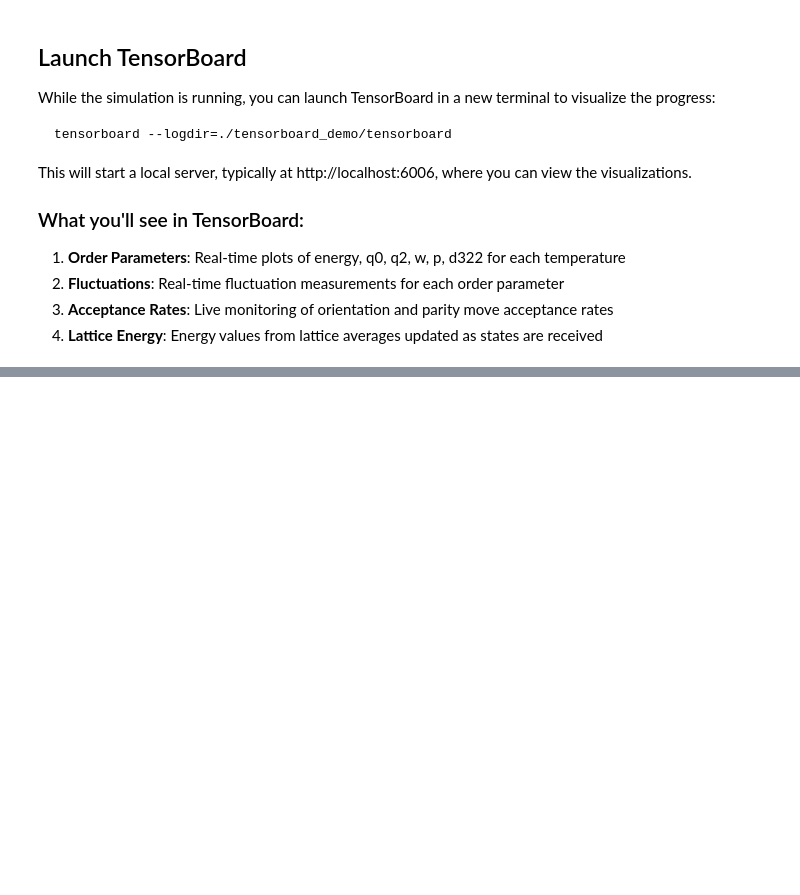
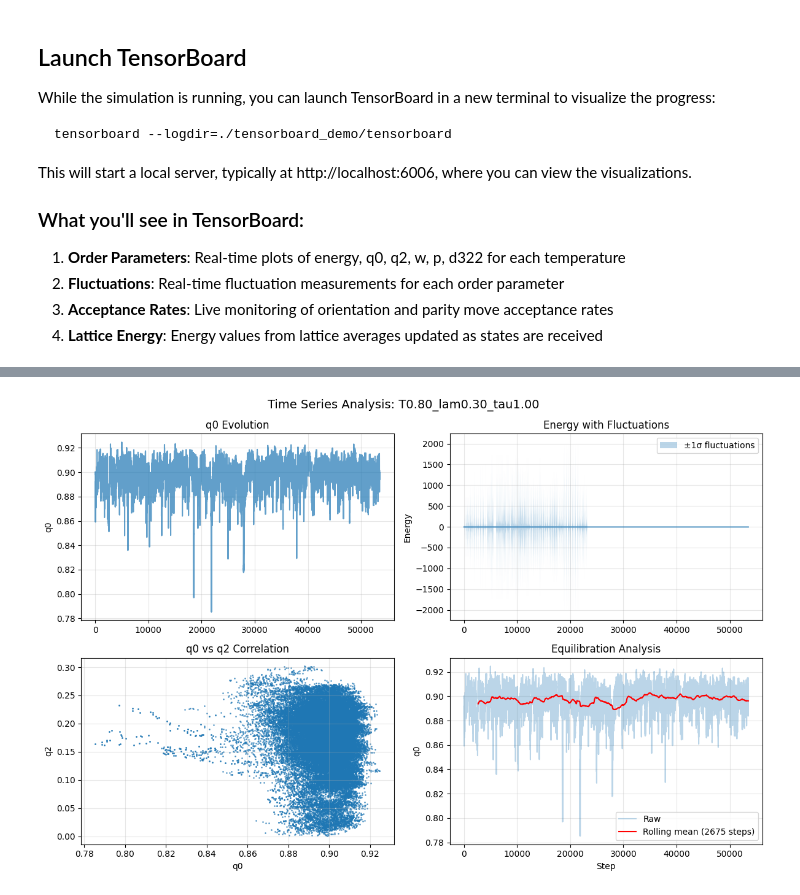
Before and after one commit to lyckantropen/latticemc, a Jupyter notebook: example_tensorboard.ipynb, the cells around one changed output, grey strips where cells are left out. Cells and saved outputs as stored; diff of their text form; code cells hidden in the pictures; blank space fills up the shorter version.

```diff
--- a/example_tensorboard.ipynb
+++ b/example_tensorboard.ipynb
@@ -126,0 +203,76 @@ The new immediate logging approach provides several advantages:
+# %%
+# Analyze time-series data for specific temperatures
+# Load detailed time-series data for a specific parameter set (e.g., T=0.8)
+
+# Find available parameter folders
+param_folders = list(Path('./tensorboard_demo/parameters/').glob('T*'))
+print(f"Found {len(param_folders)} parameter sets:")
+for folder in sorted(param_folders)[:5]:  # Show first 5
+    print(f"  {folder.name}")
+
+# Load time-series data for a mid-temperature case (around T=0.8)
+if param_folders:
+    # Find folder with temperature closest to 0.8
+    target_temp = 0.8
+    best_folder = min(param_folders,
+                     key=lambda p: abs(float(p.name.split('_')[0][1:]) - target_temp))
+
+    print(f"\nAnalyzing detailed time-series for: {best_folder.name}")
+
+    # Load the complete time-series data
+    timeseries_path = best_folder / 'data' / 'timeseries.xz'
+    if timeseries_path.exists():
+        df_timeseries = pd.read_pickle(timeseries_path)
+
+        # Create time-series plots
+        fig, axes = plt.subplots(2, 2, figsize=(12, 8))
+        fig.suptitle(f'Time Series Analysis: {best_folder.name}', fontsize=14)
+
+        # Plot order parameter evolution
+        axes[0, 0].plot(df_timeseries['step'], df_timeseries['op_q0'], alpha=0.7)
+        axes[0, 0].set_ylabel('q0')
+        axes[0, 0].set_title('q0 Evolution')
+        axes[0, 0].grid(True, alpha=0.3)
+
+        # Plot energy evolution with fluctuations
+        axes[0, 1].plot(df_timeseries['step'], df_timeseries['op_energy'], alpha=0.7)
+        axes[0, 1].fill_between(df_timeseries['step'],
+                               df_timeseries['op_energy'] - df_timeseries['fl_energy'],
+                               df_timeseries['op_energy'] + df_timeseries['fl_energy'],
+                               alpha=0.3, label='±1σ fluctuations')
+        axes[0, 1].set_ylabel('Energy')
+        axes[0, 1].set_title('Energy with Fluctuations')
+        axes[0, 1].legend()
+        axes[0, 1].grid(True, alpha=0.3)
+
+        # Plot correlation between order parameters
+        axes[1, 0].scatter(df_timeseries['op_q0'], df_timeseries['op_q2'],
+                          alpha=0.6, s=1)
+        axes[1, 0].set_xlabel('q0')
+        axes[1, 0].set_ylabel('q2')
+        axes[1, 0].set_title('q0 vs q2 Correlation')
+        axes[1, 0].grid(True, alpha=0.3)
+
+        # Plot running averages
+        window = len(df_timeseries) // 20  # Use 5% window
+        df_timeseries['q0_rolling'] = df_timeseries['op_q0'].rolling(window).mean()
+        axes[1, 1].plot(df_timeseries['step'], df_timeseries['op_q0'], alpha=0.3, label='Raw')
+        axes[1, 1].plot(df_timeseries['step'], df_timeseries['q0_rolling'], 'r-', label=f'Rolling mean ({window} steps)')
+        axes[1, 1].set_xlabel('Step')
+        axes[1, 1].set_ylabel('q0')
+        axes[1, 1].set_title('Equilibration Analysis')
+        axes[1, 1].legend()
+        axes[1, 1].grid(True, alpha=0.3)
+
+        plt.tight_layout()
+        plt.show()
+
+        print(f"\nTime-series statistics:")
+        print(f"Total steps: {len(df_timeseries)}")
+        print(f"Final q0: {df_timeseries['op_q0'].iloc[-1]:.4f}")
+        print(f"Average energy: {df_timeseries['op_energy'].mean():.4f}")
+    else:
+        print(f"Time-series file not found at {timeseries_path}")
+else:
+    print("No parameter folders found. Make sure the simulation completed successfully.")
+# %% [output]
@@ -126,0 +287 @@ The new immediate logging approach provides several advantages:
+[figure, added]
```
Also changed, not shown: parts of 7 cells of this notebook.
